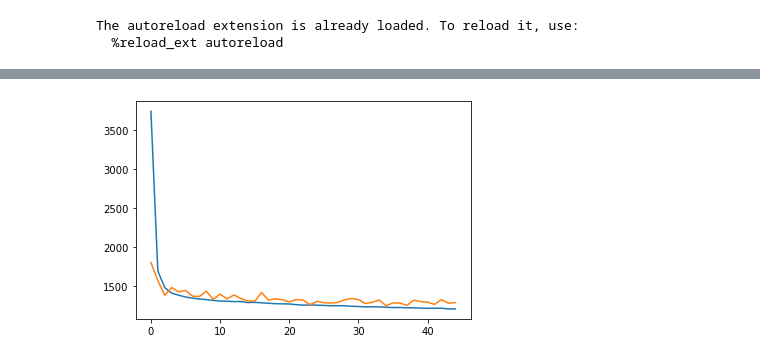
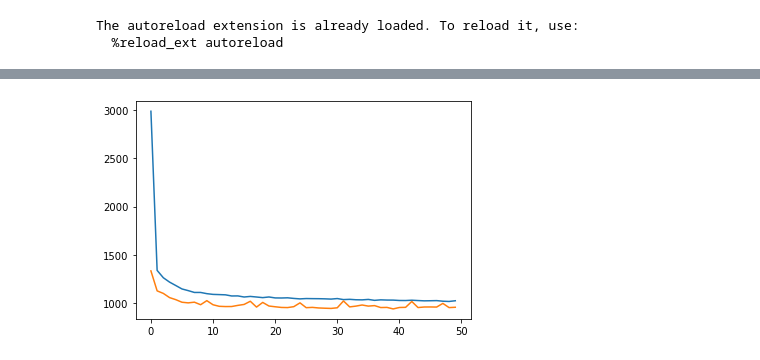
Before and after one commit to mibanell/cars, a Jupyter notebook: create_model.ipynb, the cells around one changed output, grey strips where cells are left out. Drawn from its saved outputs; the diff is of its cells as text; code cells hidden in the pictures.

Commit message:
model kaggle

```diff
--- a/create_model.ipynb
+++ b/create_model.ipynb
@@ -56,7 +65,7 @@ def df_to_dataset(dataframe, target_name, shuffle=True, batch_size=100):
 # %%
 def set_numerical_feature(name):
 
-    numerical_feature = feature_column.numeric_column(name, dtype=dtypes.float64)
+    numerical_feature = feature_column.numeric_column(name, dtype=dtypes.float32)
 
     return numerical_feature
 
@@ -80,21 +89,13 @@ def feature_columns(data, dataset):
     for header in ['yearOfRegistration', 'powerPS', 'kilometer']:
         feature_columns.append(set_numerical_feature(header))
 
-    feature_columns.append(set_one_hot_feature('abtest', data))
-
-    feature_columns.append(set_embedding_feature('vehicleType', data, 5))
+    feature_columns.append(set_one_hot_feature('vehicleType', data))
 
     feature_columns.append(set_one_hot_feature('gearbox', data))
 
     feature_columns.append(set_one_hot_feature('fuelType', data))
 
-    feature_columns.append(set_one_hot_feature('notRepairedDamage', data))
-
-    feature_columns.append(set_one_hot_feature('cluster_pcode', data))
-
-    feature_columns.append(set_one_hot_feature('cluster_model', data))
-
-    feature_columns.append(set_one_hot_feature('cluster_brand', data))
+    feature_columns.append(set_one_hot_feature('model', data))
 
 
     feature_layer = layers.DenseFeatures(feature_columns)
@@ -147,46 +157,30 @@ feature_layer = feature_columns(train, train_ds)
 # %%
 dp_rate = 0.1
 lr = 0.001
-hu = 300
+hu = 60
 momentum = 0.9
 
 model = keras.Sequential([
     feature_layer,
     layers.Dense(hu),
     layers.Activation('relu'),
-    layers.BatchNormalization(momentum=momentum),
+    #layers.BatchNormalization(momentum=momentum),
     layers.Dropout(rate=dp_rate),
     layers.Dense(hu),
     layers.Activation('relu'),
-    layers.BatchNormalization(momentum=momentum),
+    #layers.BatchNormalization(momentum=momentum),
     layers.Dropout(rate=dp_rate),
     layers.Dense(hu),
     layers.Activation('relu'),
-    layers.BatchNormalization(momentum=momentum),
+    #layers.BatchNormalization(momentum=momentum),
     layers.Dropout(rate=dp_rate),
     layers.Dense(hu),
     layers.Activation('relu'),
-    layers.BatchNormalization(momentum=momentum),
+    #layers.BatchNormalization(momentum=momentum),
     layers.Dropout(rate=dp_rate),
     layers.Dense(hu),
     layers.Activation('relu'),
-    layers.BatchNormalization(momentum=momentum),
-    layers.Dropout(rate=dp_rate),
-    layers.Dense(hu),
-    layers.Activation('relu'),
-    layers.BatchNormalization(momentum=momentum),
-    layers.Dropout(rate=dp_rate),
-    layers.Dense(hu),
-    layers.Activation('relu'),
-    layers.BatchNormalization(momentum=momentum),
-    layers.Dropout(rate=dp_rate),
-    layers.Dense(hu),
-    layers.Activation('relu'),
-    layers.BatchNormalization(momentum=momentum),
-    layers.Dropout(rate=dp_rate),
-    layers.Dense(hu),
-    layers.Activation('relu'),
-    layers.BatchNormalization(momentum=momentum),
+    #layers.BatchNormalization(momentum=momentum),
     layers.Dropout(rate=dp_rate),
     layers.Dense(hu),
     layers.Activation('relu'),
@@ -195,7 +189,7 @@ model = keras.Sequential([
 
 # Compile Keras model
 model.compile(
-    loss='mean_squared_error',
+    loss='mean_absolute_error',
     metrics=['mean_absolute_error','mean_squared_error'],
     optimizer=keras.optimizers.Adam(learning_rate=lr))
 
@@ -203,7 +197,7 @@ model.compile(
 history = model.fit(
     train_ds,
     validation_data=val_ds,
-    epochs=60,
+    epochs=100,
     callbacks=[tf.keras.callbacks.EarlyStopping(monitor='val_loss', patience=10)]
 )
 
@@ -235,2 +229,2 @@ Epoch 45/60
-[figure, old version]
+[figure, new version]
 # %%
```
Also changed, not shown: parts of 24 cells of this notebook, 2 other files.
